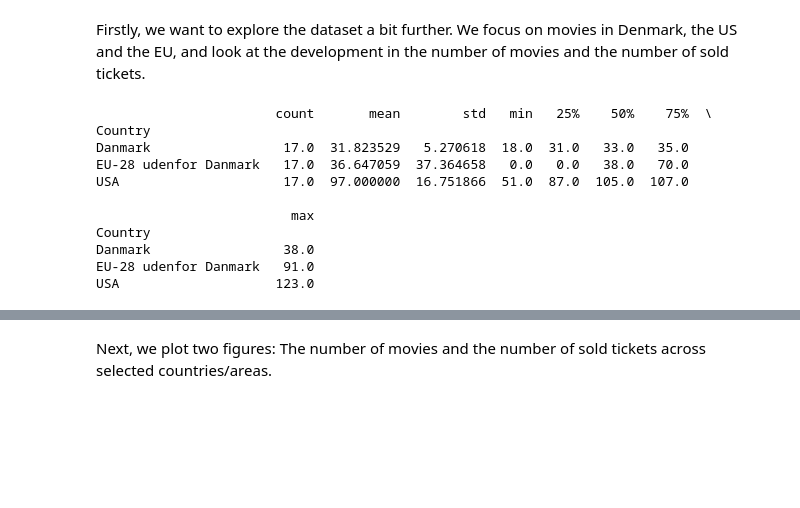
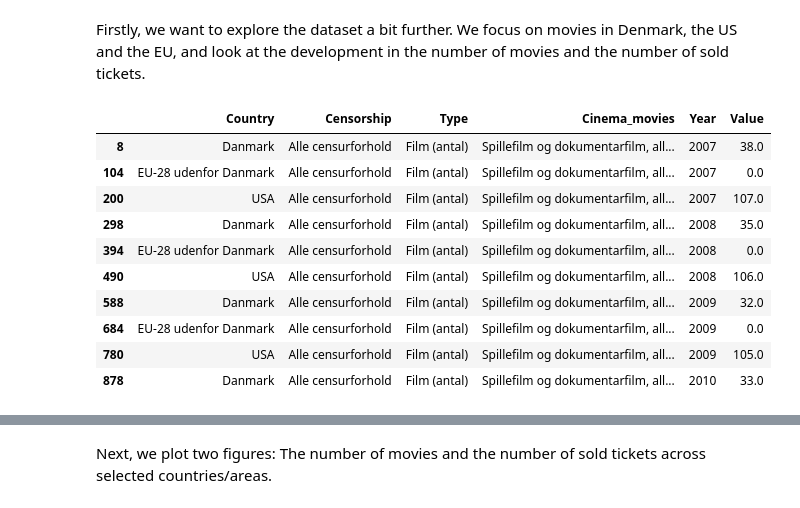
Before and after one commit to NumEconCopenhagen/projects-2024-anna-signe-og-klara, a Jupyter notebook: dataproject/dataproject.ipynb, the cells around one changed output, grey strips where cells are left out. Drawn from its saved outputs; the diff is of its cells as text; code cells hidden in the pictures; blank space fills up the shorter version.

```diff
--- a/dataproject/dataproject.ipynb
+++ b/dataproject/dataproject.ipynb
@@ -118,27 +118,27 @@ Firstly, we want to explore the dataset a bit further. We focus on movies in Den
 # %%
 selected_countries = ['Danmark', 'USA', 'EU-28 udenfor Danmark']
 selected_censorship = 'Alle censurforhold'
 selected_type = 'Film (antal)'
 selected_cinema_movies = 'Spillefilm og dokumentarfilm, alle målgrupper'
 
 filtered_bio = bio_melted[(bio_melted['Country'].isin(selected_countries)) &
                    (bio_melted['Censorship'] == selected_censorship) &
                    (bio_melted['Type'] == selected_type) &
                    (bio_melted['Cinema_movies'] == selected_cinema_movies)]
 
 filtered_bio.head(10)
 
-summary_stats = filtered_bio.groupby('Country')['Value'].describe()
-print(summary_stats)
+#summary_stats = filtered_bio.groupby('Country')['Value'].describe()
+#print(summary_stats)
 # %% [output]
-                       count       mean        std   min   25%    50%    75%  \
-Country
-Danmark                 17.0  31.823529   5.270618  18.0  31.0   33.0   35.0
-EU-28 udenfor Danmark   17.0  36.647059  37.364658   0.0   0.0   38.0   70.0
-USA                     17.0  97.000000  16.751866  51.0  87.0  105.0  107.0
-
-                         max
-Country
-Danmark                 38.0
-EU-28 udenfor Danmark   91.0
-USA                    123.0
+|  | Country | Censorship | Type | Cinema_movies | Year | Value |
+| 8 | Danmark | Alle censurforhold | Film (antal) | Spillefilm og dokumentarfilm, all... | 2007 | 38.0 |
+| 104 | EU-28 udenfor Danmark | Alle censurforhold | Film (antal) | Spillefilm og dokumentarfilm, all... | 2007 | 0.0 |
+| 200 | USA | Alle censurforhold | Film (antal) | Spillefilm og dokumentarfilm, all... | 2007 | 107.0 |
+| 298 | Danmark | Alle censurforhold | Film (antal) | Spillefilm og dokumentarfilm, all... | 2008 | 35.0 |
+| 394 | EU-28 udenfor Danmark | Alle censurforhold | Film (antal) | Spillefilm og dokumentarfilm, all... | 2008 | 0.0 |
+| 490 | USA | Alle censurforhold | Film (antal) | Spillefilm og dokumentarfilm, all... | 2008 | 106.0 |
+| 588 | Danmark | Alle censurforhold | Film (antal) | Spillefilm og dokumentarfilm, all... | 2009 | 32.0 |
+| 684 | EU-28 udenfor Danmark | Alle censurforhold | Film (antal) | Spillefilm og dokumentarfilm, all... | 2009 | 0.0 |
+| 780 | USA | Alle censurforhold | Film (antal) | Spillefilm og dokumentarfilm, all... | 2009 | 105.0 |
+| 878 | Danmark | Alle censurforhold | Film (antal) | Spillefilm og dokumentarfilm, all... | 2010 | 33.0 |
```
Also changed, not shown: parts of 3 cells of this notebook.
